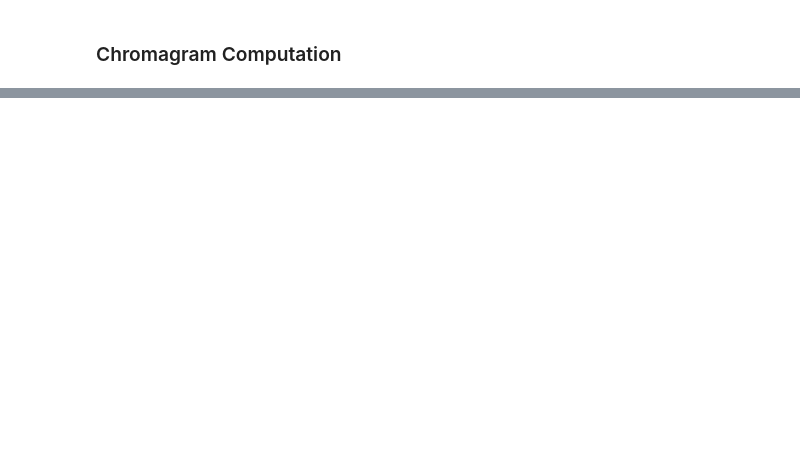
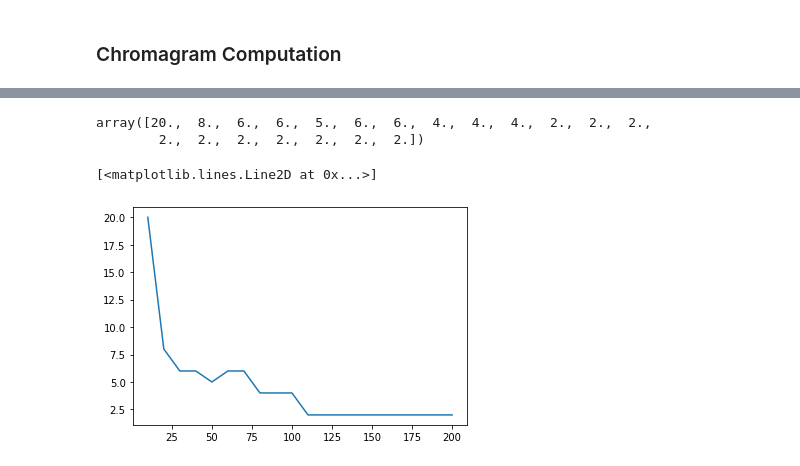
Before and after one commit to fmacca/template-chord-matching, a Jupyter notebook: Template_matching.ipynb, the cells around one changed output, grey strips where cells are left out. Saved outputs shown, nothing was run; the diff lists cells and outputs as text; code cells hidden in the pictures; blank space fills up the shorter version.

```diff
--- a/Template_matching.ipynb
+++ b/Template_matching.ipynb
@@ -201,16 +201,19 @@ def write_lab_file(name,est_chords,sr,hop_length,chords_labs):
         beg=0
         end=0
         curr=est_chords[0]
+        N_chords=1
         for i in range(len(est_chords)):
             if est_chords[i] != curr:
                 end=i
                 file.write(str(frames_to_time(beg, sr=sr, hop_length=hop_length))+" "+str(frames_to_time(end, sr=sr, hop_length=hop_length))+" "+chords_labs[curr]+"\n")
                 beg=i
                 curr=est_chords[i]
+                N_chords=N_chords+1
         end=len(est_chords)
         file.write(str(frames_to_time(beg, sr=sr, hop_length=hop_length))+" "+str(frames_to_time(end, sr=sr, hop_length=hop_length))+" "+chords_labs[curr]+"\n")
         file.close()
-        print(name+".lab"+" saved in \"Analyzed_tracks/\"")
+        #print(name+".lab"+" saved in \"Analyzed_tracks/\"")
+        return N_chords
     #except:
     #    print("Something went wrong!")
 # %%
@@ -221,0 +225,11 @@ Major_minor_triads_piano.wav.lab saved in "Analyzed_tracks/"
+# %%
+# Selection of parameters
+N=20
+avg_N_chords=np.zeros(shape=N)
+for n in range(N):
+    chroma_smooth=temporal_smothing(chroma,n_win=(n+1)*10)
+    chroma_compr = mu_compress(chroma_smooth, quantize=False, mu=30)
+    estimated=template_matching(chroma_compr,chords,chords_labs=triads_labs)
+    #estimated=template_matching(chroma_smooth,chords,chords_labs=triads_labs)
+    avg_N_chords[n]=write_lab_file(name="temp",est_chords=estimated,sr=sr,hop_length=hop_length,chords_labs=triads_labs)
+    print(str((n+1)*10)+"\t"+str(avg_N_chords[n]))
@@ -221,0 +257,10 @@ Major_minor_triads_piano.wav.lab saved in "Analyzed_tracks/"
+# %%
+avg_N_chords
+# %% [output]
+array([20.,  8.,  6.,  6.,  5.,  6.,  6.,  4.,  4.,  4.,  2.,  2.,  2.,
+        2.,  2.,  2.,  2.,  2.,  2.,  2.])
+# %%
+plt.plot([(n+1)*10 for n in range(N)],avg_N_chords)
+# %% [output]
+[<matplotlib.lines.Line2D at 0x...>]
+[figure, added]
```
Also changed, not shown: parts of 10 cells of this notebook.
